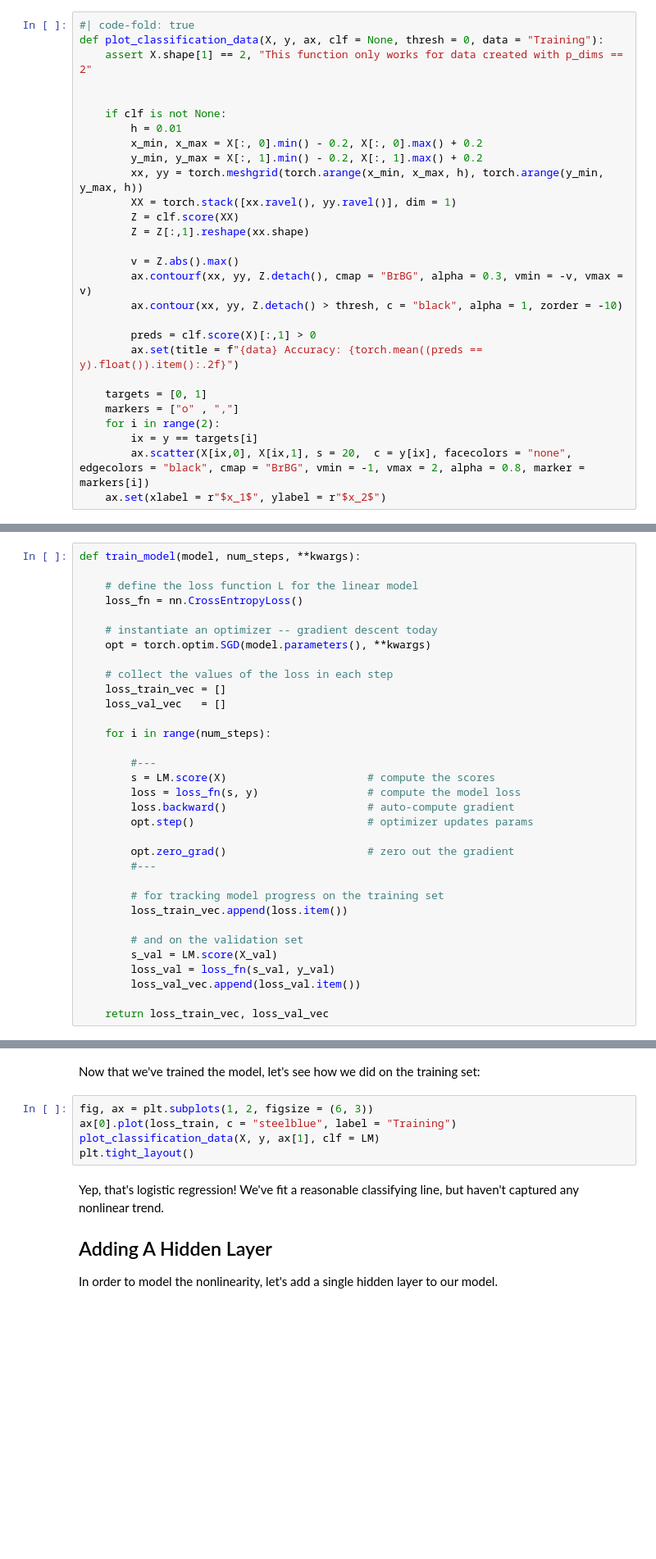
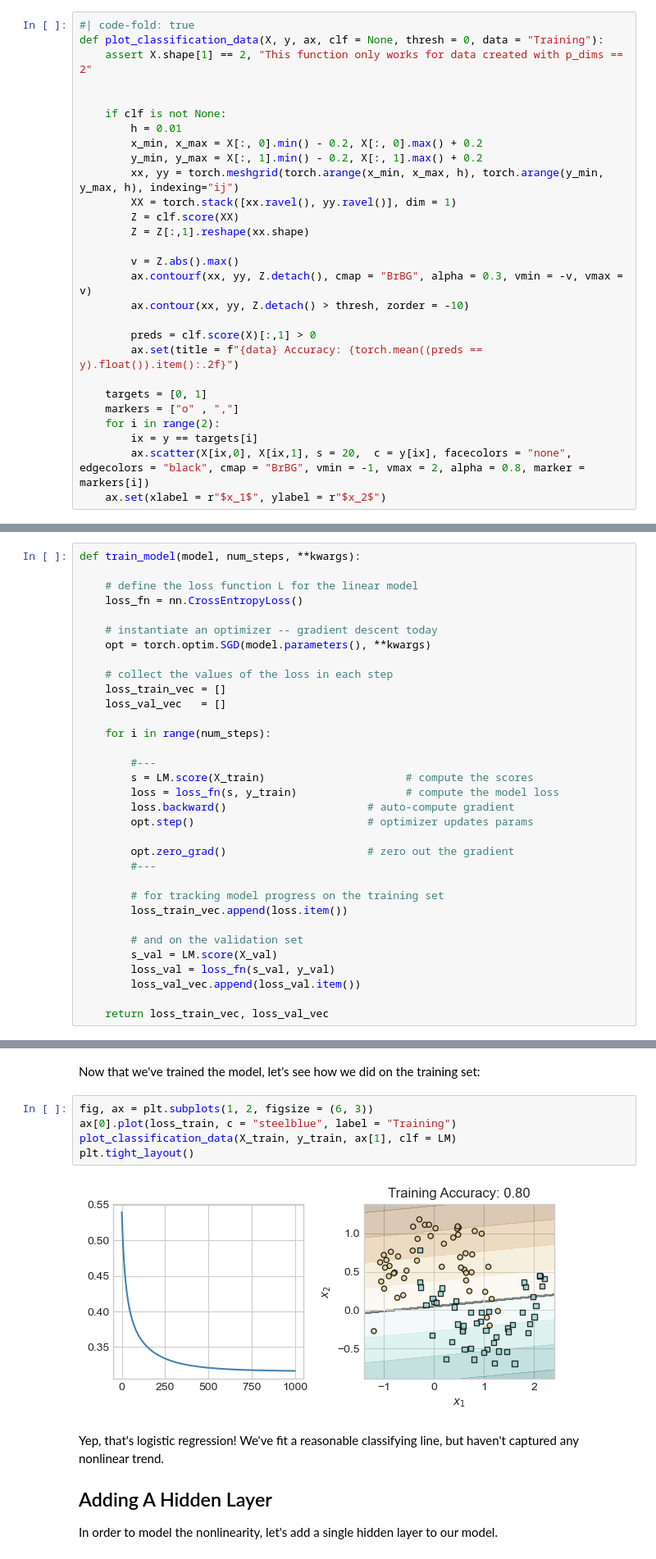
Before and after one commit to PhilChodrow/ml-notes, a Jupyter notebook: source/60-intro-deep.ipynb, the cells around one changed output, grey strips where cells are left out. Shown at 82% size. Cells and saved outputs as stored; diff of their text form; blank space fills up the shorter version.

```diff
--- a/source/60-intro-deep.ipynb
+++ b/source/60-intro-deep.ipynb
@@ -177,14 +176,14 @@ def plot_classification_data(X, y, ax, clf = None, thresh = 0, data = "Training"
         h = 0.01
         x_min, x_max = X[:, 0].min() - 0.2, X[:, 0].max() + 0.2
         y_min, y_max = X[:, 1].min() - 0.2, X[:, 1].max() + 0.2
-        xx, yy = torch.meshgrid(torch.arange(x_min, x_max, h), torch.arange(y_min, y_max, h))
+        xx, yy = torch.meshgrid(torch.arange(x_min, x_max, h), torch.arange(y_min, y_max, h), indexing="ij")
         XX = torch.stack([xx.ravel(), yy.ravel()], dim = 1)
         Z = clf.score(XX)
         Z = Z[:,1].reshape(xx.shape)
 
         v = Z.abs().max()
         ax.contourf(xx, yy, Z.detach(), cmap = "BrBG", alpha = 0.3, vmin = -v, vmax = v)
-        ax.contour(xx, yy, Z.detach() > thresh, c = "black", alpha = 1, zorder = -10)
+        ax.contour(xx, yy, Z.detach() > thresh, zorder = -10)
 
         preds = clf.score(X)[:,1] > 0
         ax.set(title = f"{data} Accuracy: {torch.mean((preds == y).float()).item():.2f}")
@@ -221,8 +222,8 @@ def train_model(model, num_steps, **kwargs):
     for i in range(num_steps):
 
         #---
-        s = LM.score(X)                      # compute the scores
-        loss = loss_fn(s, y)                 # compute the model loss
+        s = LM.score(X_train)                      # compute the scores
+        loss = loss_fn(s, y_train)                 # compute the model loss
         loss.backward()                      # auto-compute gradient
         opt.step()                           # optimizer updates params
 
@@ -250,8 +251,10 @@ Now that we've trained the model, let's see how we did on the training set:
 # %%
 fig, ax = plt.subplots(1, 2, figsize = (6, 3))
 ax[0].plot(loss_train, c = "steelblue", label = "Training")
-plot_classification_data(X, y, ax[1], clf = LM)
+plot_classification_data(X_train, y_train, ax[1], clf = LM)
 plt.tight_layout()
+# %% [output]
+[figure, added]
 # %% [markdown]
 Yep, that's logistic regression! We've fit a reasonable classifying line, but haven't captured any nonlinear trend.
 
```
Also changed, not shown: parts of 5 cells of this notebook, 38 other files.
